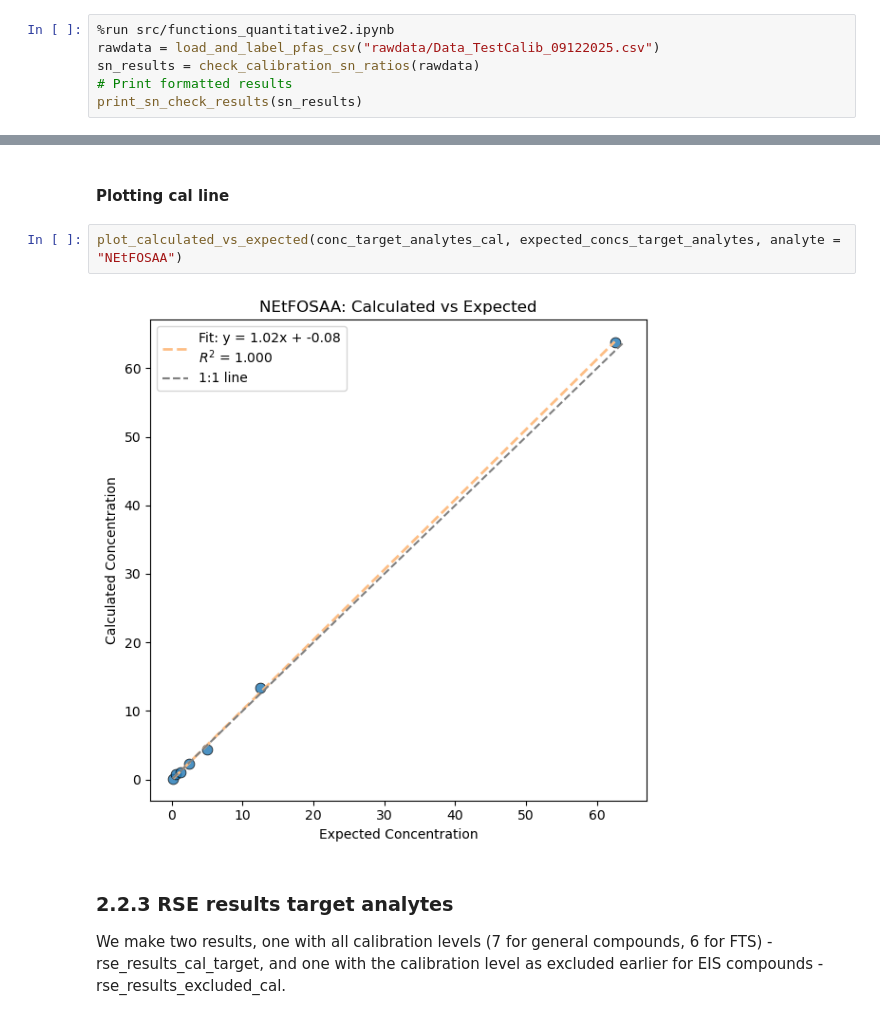
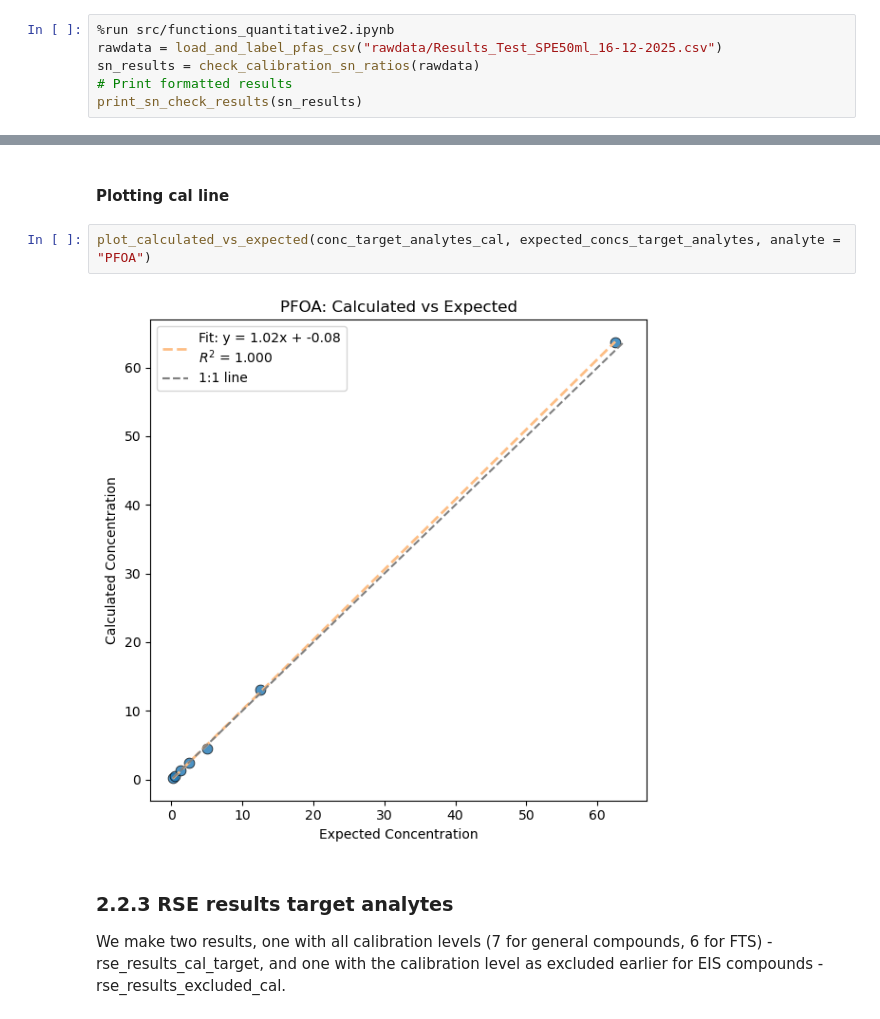
Before and after one commit to valeriederijk/UU_PFAS_lab, a Jupyter notebook: Quantitative_calc_PFAS_clean2.ipynb, the cells around one changed output, grey strips where cells are left out. Saved outputs shown, nothing was run; the diff lists cells and outputs as text.

```diff
--- a/Quantitative_calc_PFAS_clean2.ipynb
+++ b/Quantitative_calc_PFAS_clean2.ipynb
@@ -9,7 +10,7 @@ First we load in the raw data as a csv file (which is the file you directly get
 We also directly check if the s/n ratio is above 3 for all samples in the calibration line.
 # %%
 %run src/functions_quantitative2.ipynb
-rawdata = load_and_label_pfas_csv("rawdata/Data_TestCalib_09122025.csv")
+rawdata = load_and_label_pfas_csv("rawdata/Results_Test_SPE50ml_16-12-2025.csv")
 sn_results = check_calibration_sn_ratios(rawdata)
 # Print formatted results
 print_sn_check_results(sn_results)
@@ -312,9 +361,9 @@ Pass_Rate_%: 98.66071428571429
 # %% [markdown]
 #### Plotting cal line
 # %%
-plot_calculated_vs_expected(conc_target_analytes_cal, expected_concs_target_analytes, analyte = "NEtFOSAA")
+plot_calculated_vs_expected(conc_target_analytes_cal, expected_concs_target_analytes, analyte = "PFOA")
 # %% [output]
-[figure, old version]
+[figure, new version]
 # %% [markdown]
 ### 2.2.3 RSE results target analytes
 We make two results, one with all calibration levels (7 for general compounds, 6 for FTS) - rse_results_cal_target, and one with the calibration level as excluded earlier for EIS compounds - rse_results_excluded_cal.
```
Also changed, not shown: parts of 11 cells of this notebook, 4 other files.
